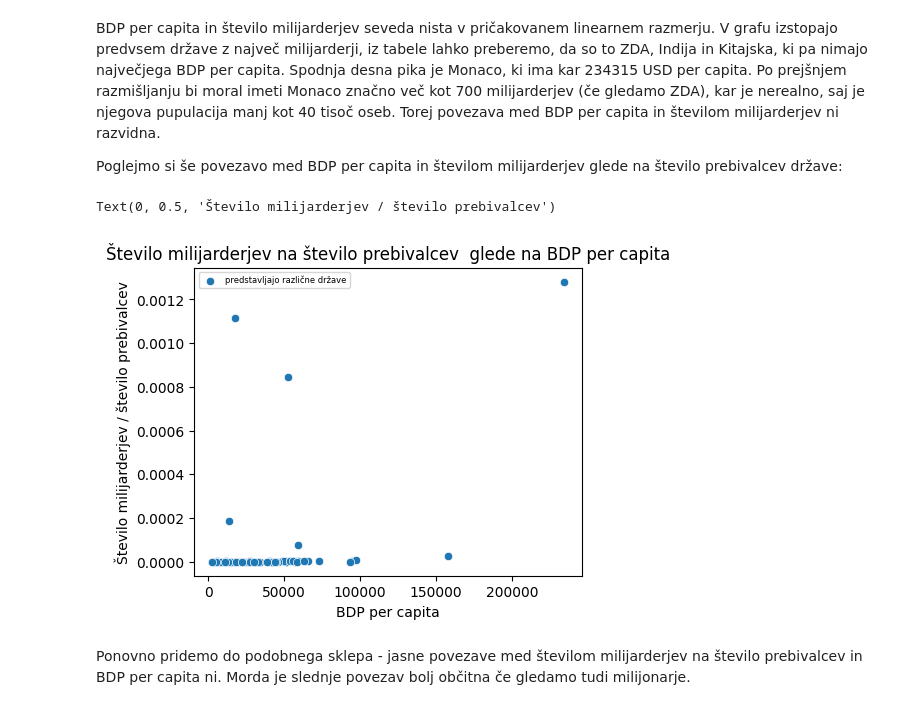
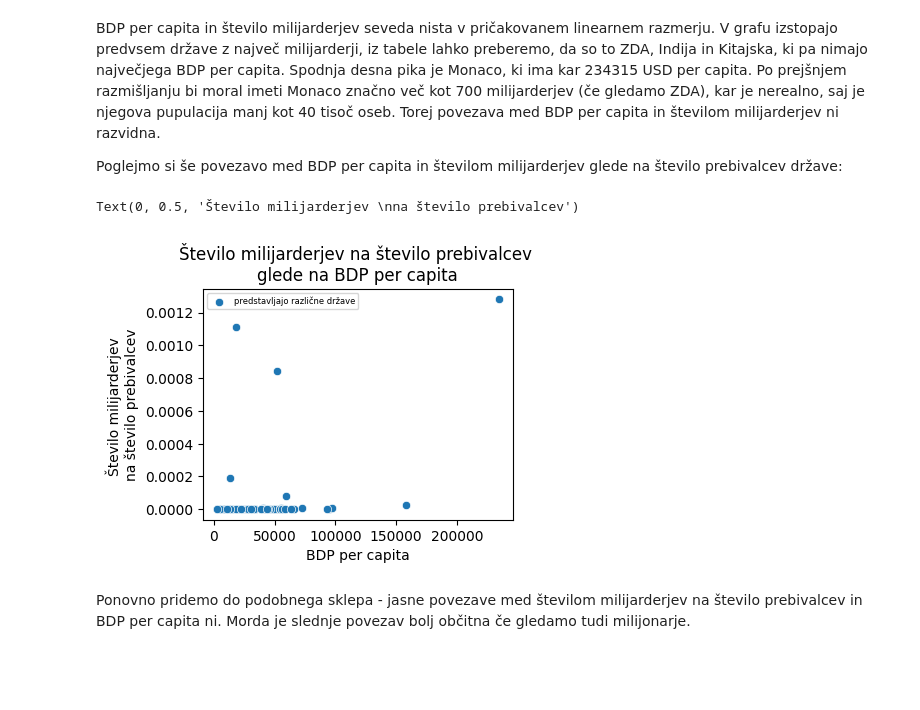
Before and after one commit to karolina-sa/Forbes-list-PROG1-projekt, a Jupyter notebook: analiza_Forbes_list.ipynb, the cells around one changed output. Drawn from its saved outputs; the diff is of its cells as text; code cells hidden in the pictures; blank space fills up the shorter version.

```diff
--- a/analiza_Forbes_list.ipynb
+++ b/analiza_Forbes_list.ipynb
@@ -219,7 +219,7 @@ Na drugem grafu - pri obravnavi števila milijarderjev glede na BDP per capita -
 
 Poglejmo si povezavo BDP per capita in številom milijarderjev:
 # %%
-plt.rcParams["figure.figsize"] = (5,4)
+plt.rcParams["figure.figsize"] = (4,3)
 plt.rcParams.update({'legend.fontsize': 6})
 sns.scatterplot(x = forbes_countries.gdp_pc, y = forbes_countries.forbes_count, label = 'predstavljajo različne države', legend = True)
 plt.title('Število milijarderjev glede na BDP per capita')
@@ -235,12 +235,12 @@ Torej povezava med BDP per capita in številom milijarderjev ni razvidna.
 Poglejmo si še povezavo med BDP per capita in številom milijarderjev glede na število prebivalcev države:
 # %%
 sns.scatterplot(x = forbes_countries.gdp_pc, y = forbes_countries.forbes_na_preb, label = 'predstavljajo različne države', legend = True)
-plt.title('Število milijarderjev na število prebivalcev  glede na BDP per capita')
+plt.title('Število milijarderjev na število prebivalcev \nglede na BDP per capita')
 plt.xlabel('BDP per capita')
-plt.ylabel('Število milijarderjev / število prebivalcev')
+plt.ylabel('Število milijarderjev \nna število prebivalcev')
 # %% [output]
-Text(0, 0.5, 'Število milijarderjev / število prebivalcev')
+Text(0, 0.5, 'Število milijarderjev \nna število prebivalcev')
-[figure, old version]
+[figure, new version]
 # %% [markdown]
 Ponovno pridemo do podobnega sklepa - jasne povezave med številom milijarderjev na število prebivalcev in BDP per capita ni. Morda je slednje povezav bolj občitna če gledamo tudi milijonarje.
 # %% [markdown]
```
Also changed, not shown: parts of 1 cell of this notebook.
